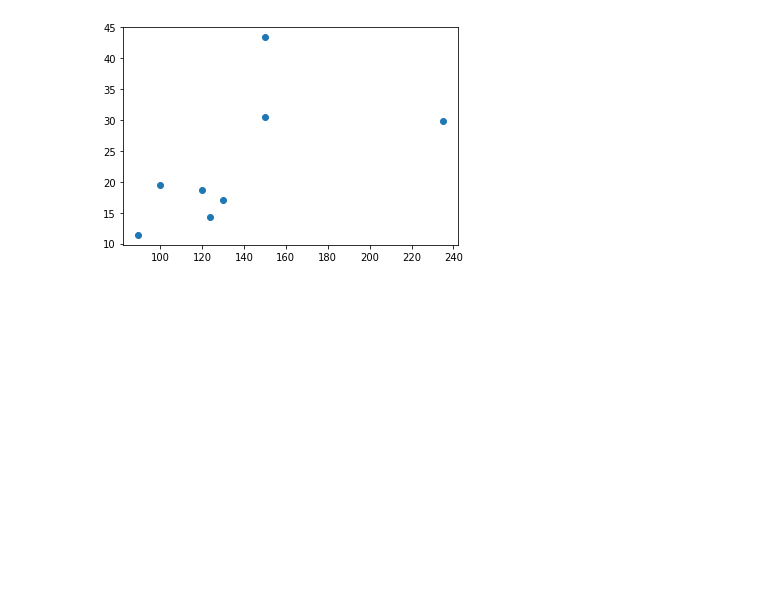
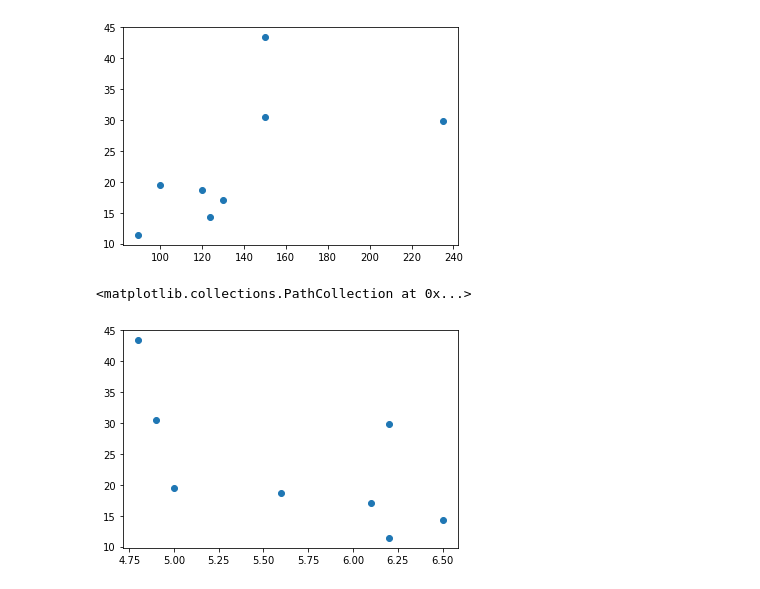
Before and after one commit to sanjibsinha/Machine-Learning-Primer, a Jupyter notebook: pm_ten.ipynb, the cells around one changed output. Cells and saved outputs as stored; diff of their text form; code cells hidden in the pictures; blank space fills up the shorter version.

```diff
--- a/pm_ten.ipynb
+++ b/pm_ten.ipynb
@@ -26,3 +26,8 @@ plt.scatter(df['weight'],df['bmi'])
 # %% [output]
 <matplotlib.collections.PathCollection at 0x...>
 [figure]
+# %%
+plt.scatter(df['height'],df['bmi'])
+# %% [output]
+<matplotlib.collections.PathCollection at 0x...>
+[figure, added]
```
Also changed, not shown: parts of 11 cells of this notebook.
